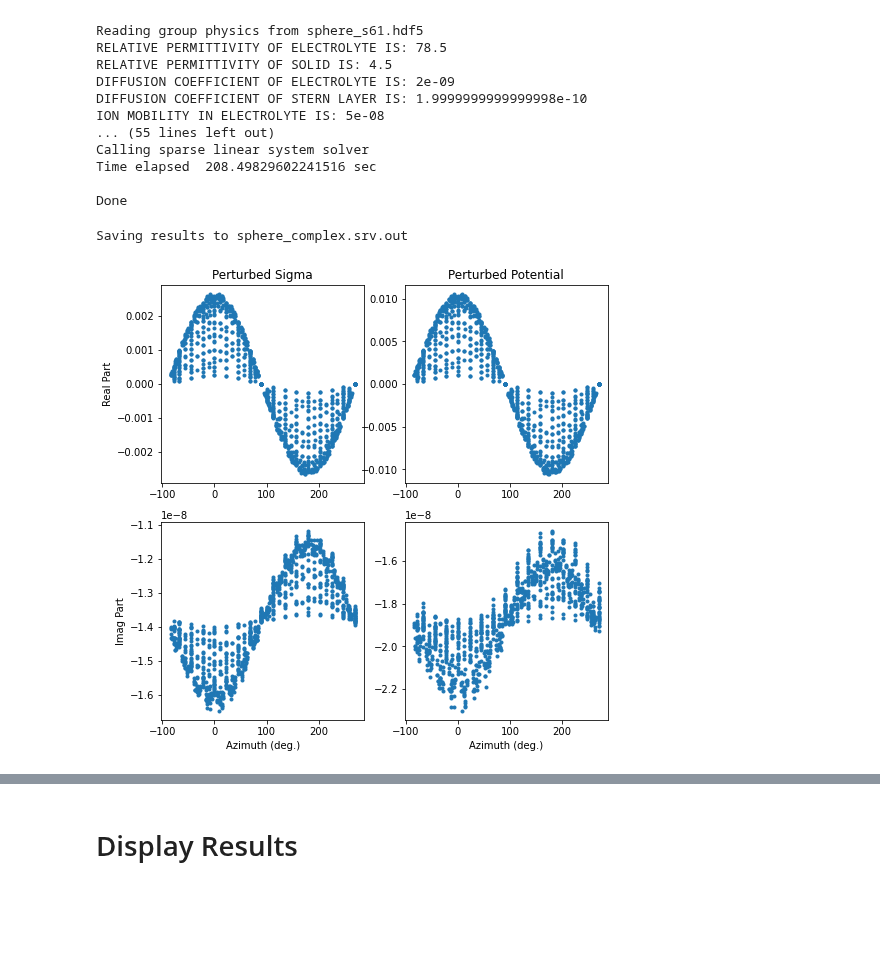
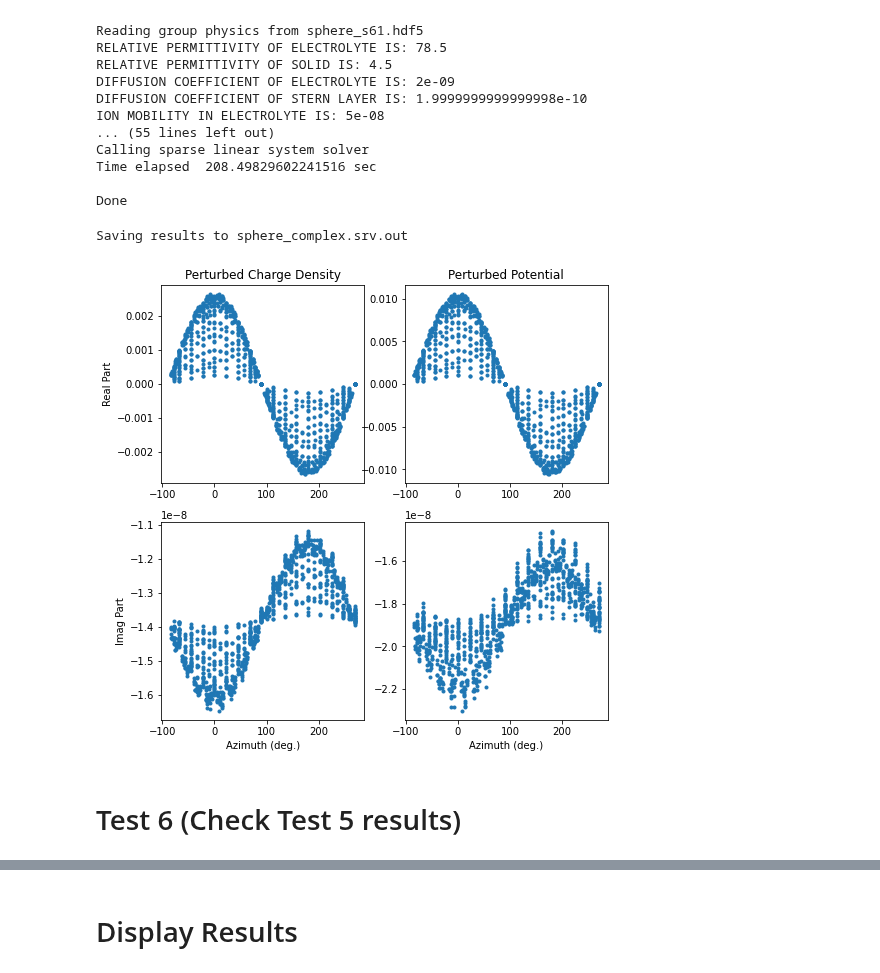
Before and after one commit to yuccadrew/sip, a Jupyter notebook: test_sphere_s61.ipynb, the cells around one changed output, grey strips where cells are left out. Cells and saved outputs as stored; diff of their text form; code cells hidden in the pictures; blank space fills up the shorter version.

```diff
--- a/test_sphere_s61.ipynb
+++ b/test_sphere_s61.ipynb
@@ -1645,7 +1744,25 @@ Done
 import matplotlib.pyplot as plt
 
 fig,ax=plt.subplots()
-ax.plot(np.real(unod2[nind_stern,:]))
+ax.plot(np.real(unod2[nind_stern,-1]))
 plt.show()
+
+def cartesian2spherical(x,y,z):
+    rho=np.sqrt(x**2+y**2+z**2)
+    theta=np.arccos(z/rho)
+    #phi=np.arctan2(y/x)
+    phi=np.zeros_like(rho)+np.pi/2
+    mask=x>0
+    phi[mask]=np.arctan(y[mask]/x[mask])
+    mask=x<0
+    phi[mask]=np.arctan(y[mask]/x[mask])+np.pi
+
+    return rho,theta,phi
+
+rho,theta,phi=cartesian2spherical(nodes[nind_stern,0],nodes[nind_stern,1],nodes[nind_stern,2])
+
+fig,ax=plt.subplots()
+ax.plot(phi*180/np.pi,np.real(unod2[nind_stern,-1]),'.')
+plt.show()
 # %% [output]
 [figure]
@@ -2018,32 +2136,34 @@ def cartesian2spherical(x,y,z):
 
     return rho,theta,phi
 
 fig,ax=plt.subplots(2,2,figsize=(8,8))
 axs=ax.flatten()
 
 rho,theta,phi=cartesian2spherical(nodes[nind_stern,0],nodes[nind_stern,1],nodes[nind_stern,2])
 # print(min(phi*180/np.pi))
 # print(max(phi*180/np.pi))
 axs[0].plot(phi*180/np.pi,np.real(unod2[nind_stern,-1]),'.')
 axs[1].plot(phi*180/np.pi,np.real(unod1[nind_stern,-1]),'.')
 
 axs[2].plot(phi*180/np.pi,np.imag(unod2[nind_stern,-1]),'.')
 axs[3].plot(phi*180/np.pi,np.imag(unod1[nind_stern,-1]),'.')
 
-axs[0].set_title('Perturbed Sigma')
+axs[0].set_title('Perturbed Charge Density')
 axs[1].set_title('Perturbed Potential')
 
 axs[0].set_ylabel('Real Part')
 axs[2].set_ylabel('Imag Part')
 
 axs[2].set_xlabel('Azimuth (deg.)')
 axs[3].set_xlabel('Azimuth (deg.)')
 plt.show()
 
 # fig,ax=plt.subplots()
 # # ax.plot(nodes[nind_stern,0],nodes[nind_stern,1],'.')
 # # ax.axis('equal')
 # mask=(nodes[nind_stern,0]>0)&(nodes[nind_stern])
 # %% [output]
 Saving results to sphere_complex.srv.out
-[figure, old version]
+[figure, new version]
+# %% [markdown]
+# Test 6 (Check Test 5 results)
```
Also changed, not shown: parts of 7 cells of this notebook.
